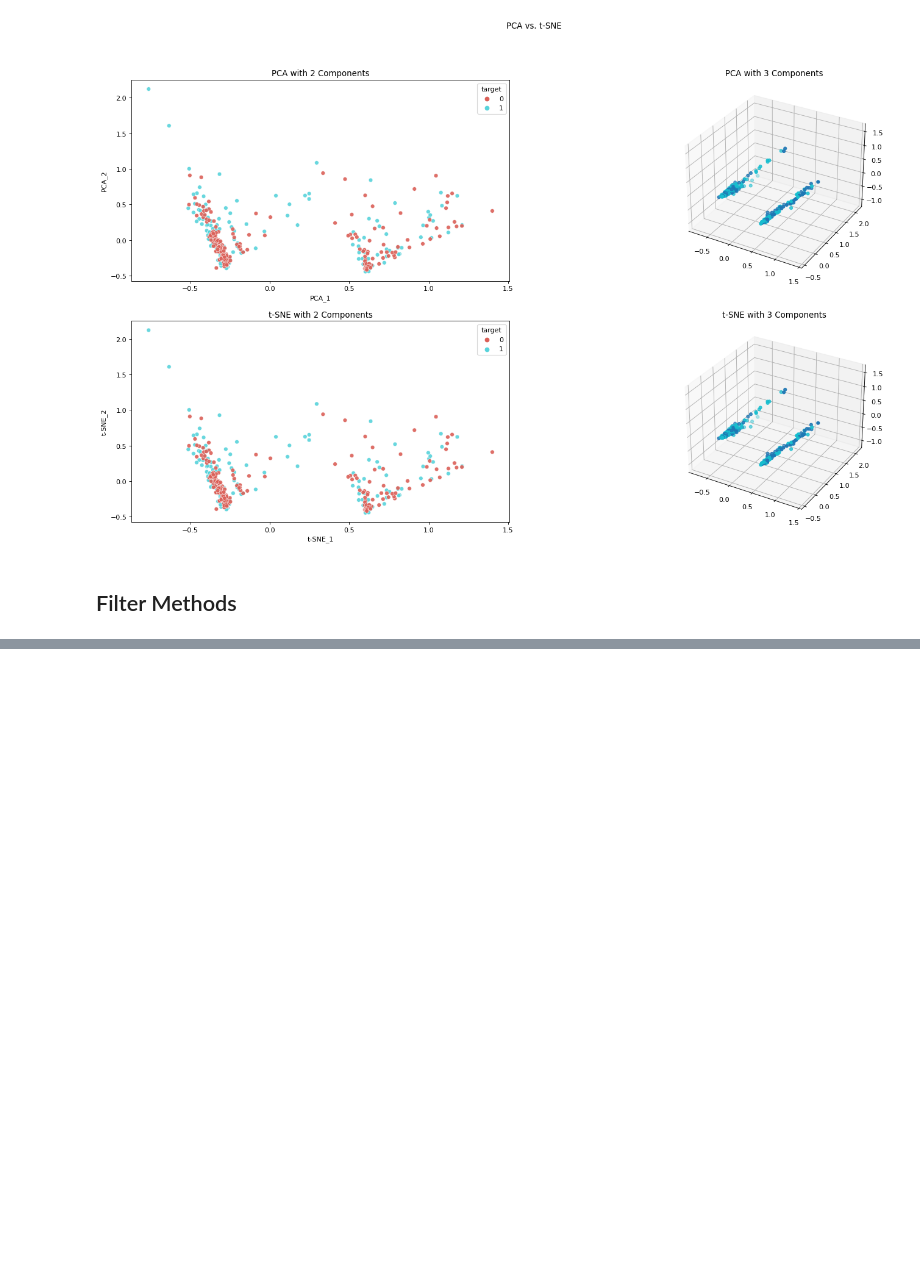
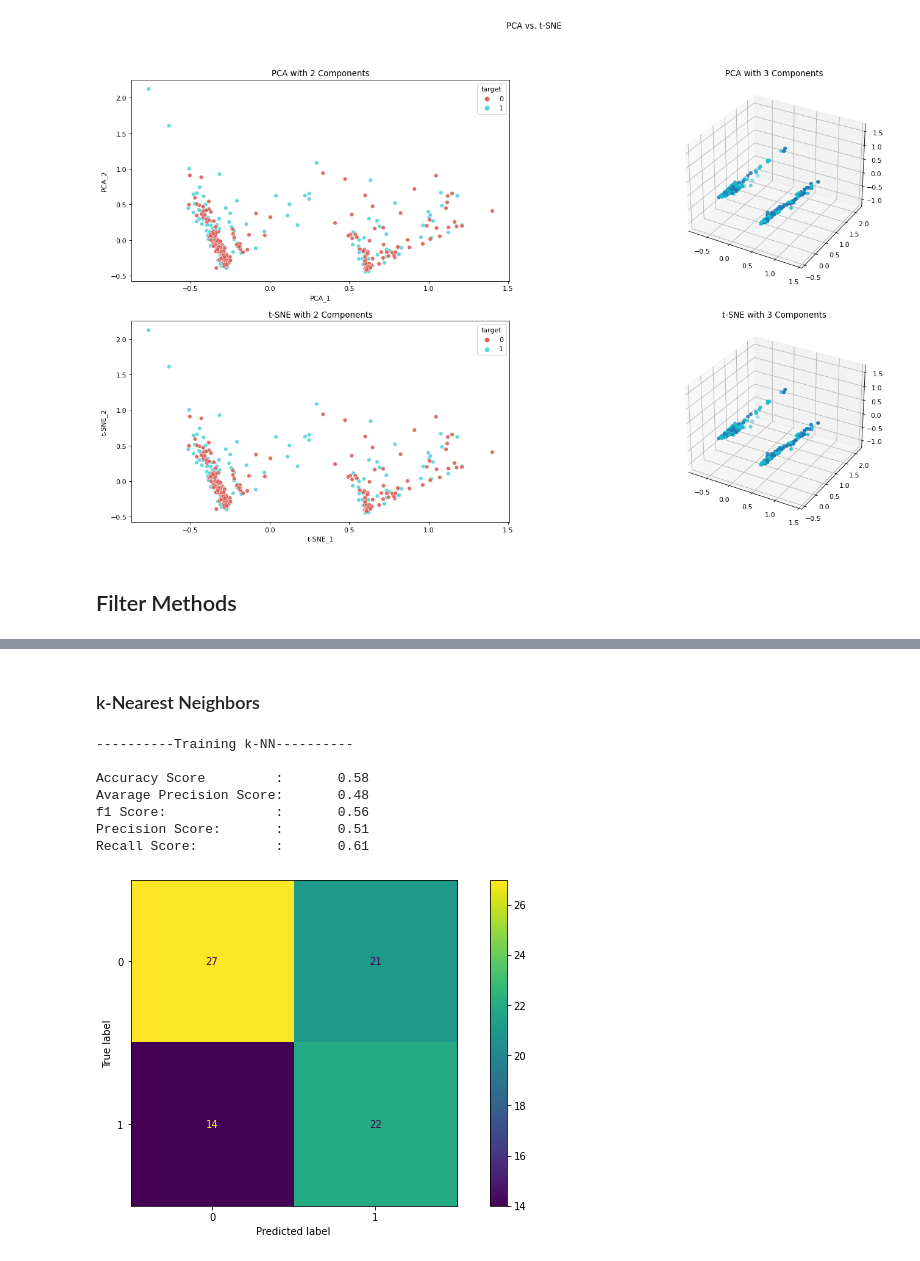
Before and after one commit to IbtihajT/Pre-employment_tests, a Jupyter notebook: PML_RMC_Peshawar/main.ipynb, the cells around one changed output, grey strips where cells are left out. Saved outputs shown, nothing was run; the diff lists cells and outputs as text; code cells hidden in the pictures; blank space fills up the shorter version.

```diff
--- a/PML_RMC_Peshawar/main.ipynb
+++ b/PML_RMC_Peshawar/main.ipynb
@@ -471,0 +354,40 @@ for name, result in zip(names, results):
+# %% [markdown]
+### k-Nearest Neighbors
+# %%
+# 2) k-NN
+
+classifier = KNeighborsClassifier(n_neighbors=1, leaf_size=1, p=1)
+print()
+print("----------Training k-NN----------")
+print()
+classifier.fit(X_train, y_train)
+
+# Pridiciton of Testset
+y_pred = classifier.predict(X_test)
+
+# Confusion Matrix
+acc_score = accuracy_score(y_test, y_pred)
+apc = average_precision_score(y_test, y_pred)
+f1 = f1_score(y_test, y_pred)
+ps = precision_score(y_test, y_pred)
+rs = recall_score(y_test, y_pred)
+cm = confusion_matrix(y_test, y_pred)
+
+print('{:<23}: {:>10.2f}'.format('Accuracy Score', acc_score), sep='')
+print('{:<23}: {:>10.2f}'.format('Avarage Precision Score', apc), sep='')
+print('{:<23}: {:>10.2f}'.format('f1 Score:', f1), sep='')
+print('{:<23}: {:>10.2f}'.format('Precision Score:', ps), sep='')
+print('{:<23}: {:>10.2f}'.format('Recall Score:', rs), sep='')
+print()
+
+plot_confusion_matrix(classifier, X_test, y_test)
+plt.show()
+# %% [output]
+----------Training k-NN----------
+
+Accuracy Score         :       0.58
+Avarage Precision Score:       0.48
+f1 Score:              :       0.56
+Precision Score:       :       0.51
+Recall Score:          :       0.61
+[figure, added]
```
Also changed, not shown: parts of 43 cells of this notebook.
